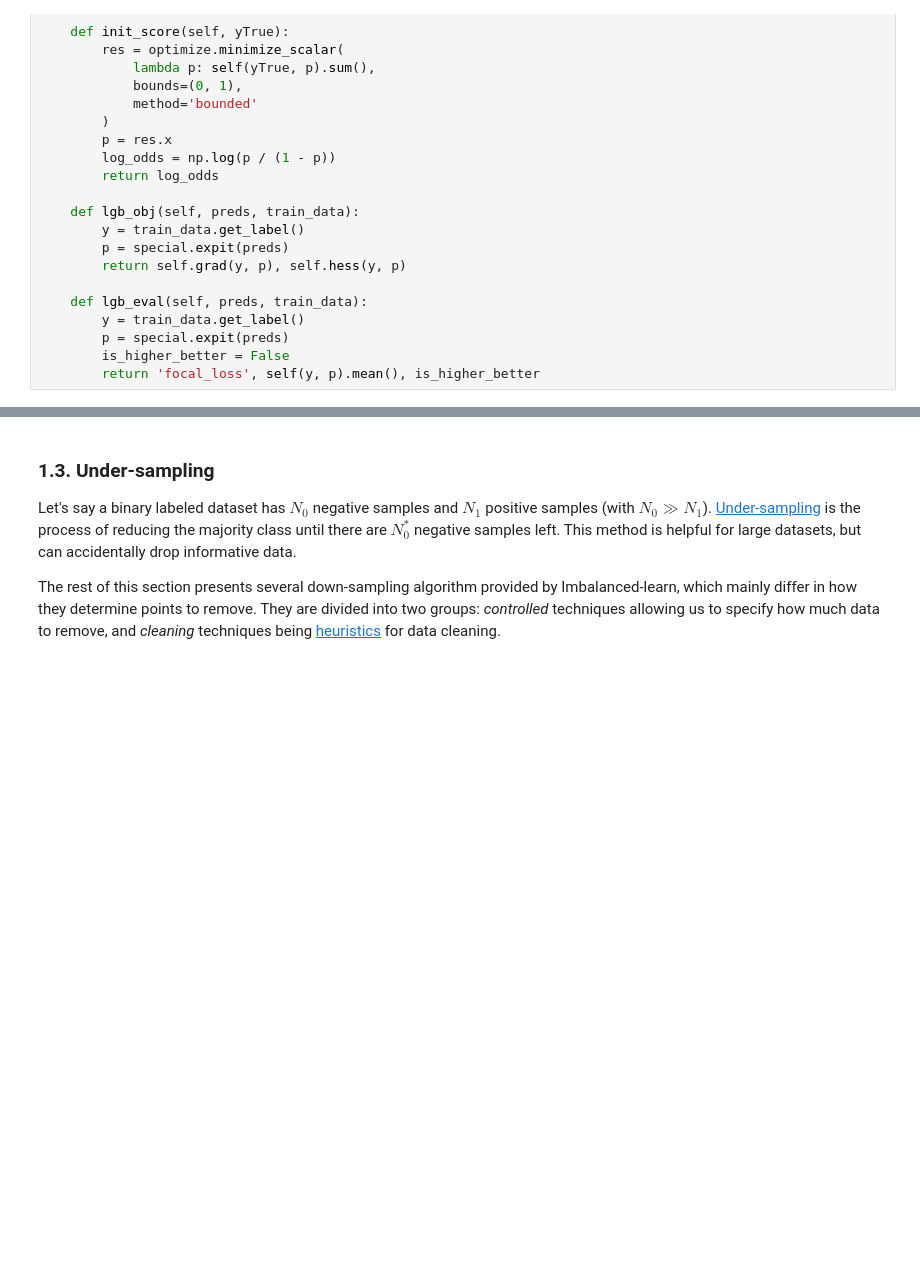
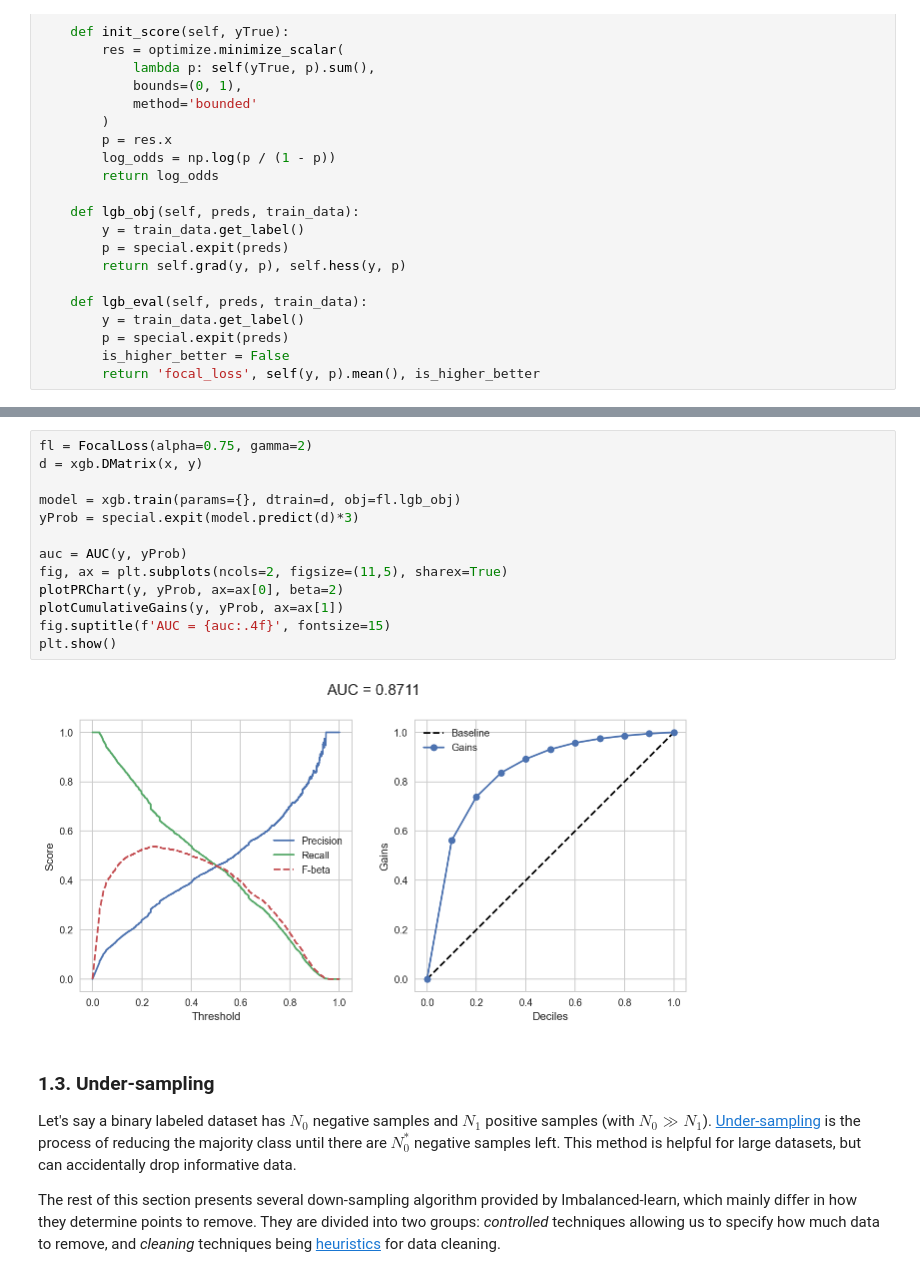
Before and after one commit to hungpq7/tabular-book, a Jupyter notebook: 07-tabular-learning/imblearn-targeted-modeling.ipynb, the cells around one changed output, grey strips where cells are left out. Drawn from its saved outputs; the diff is of its cells as text; blank space fills up the shorter version.

```diff
--- a/07-tabular-learning/imblearn-targeted-modeling.ipynb
+++ b/07-tabular-learning/imblearn-targeted-modeling.ipynb
@@ -384,3 +392,18 @@ plotCumulativeGains(y, yProb)
+# %%
+fl = FocalLoss(alpha=0.75, gamma=2)
+d = xgb.DMatrix(x, y)
+
+model = xgb.train(params={}, dtrain=d, obj=fl.lgb_obj)
+yProb = special.expit(model.predict(d)*3)
+
+auc = AUC(y, yProb)
+fig, ax = plt.subplots(ncols=2, figsize=(11,5), sharex=True)
+plotPRChart(y, yProb, ax=ax[0], beta=2)
+plotCumulativeGains(y, yProb, ax=ax[1])
+fig.suptitle(f'AUC = {auc:.4f}', fontsize=15)
+plt.show()
+# %% [output]
+[figure, added]
 # %% [markdown]
 ### 1.3. Under-sampling
 Let's say a binary labeled dataset has $N_0$ negative samples and $N_1$ positive samples (with $N_0\gg N_1$). [Under-sampling] is the process of reducing the majority class until there are $N_0^*$ negative samples left. This method is helpful for large datasets, but can accidentally drop informative data.
```
Also changed, not shown: parts of 36 cells of this notebook, 4 other files.
